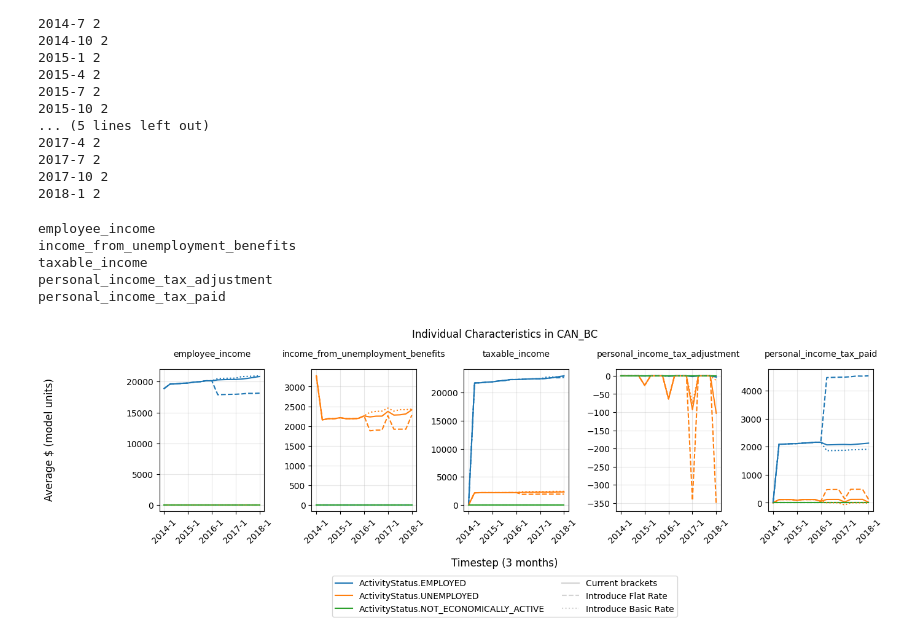
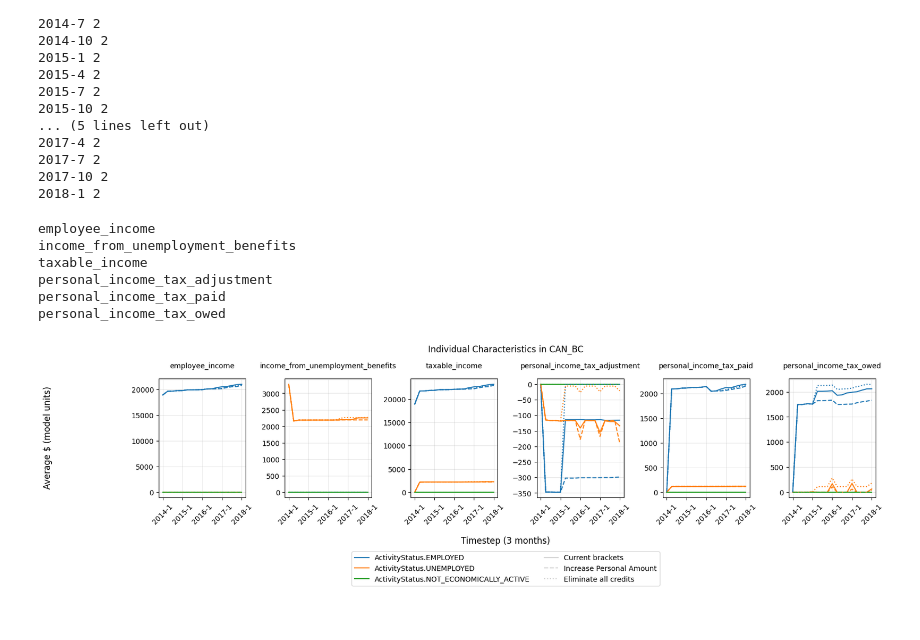
Before and after one commit to bcgov/macroabm-ca, a Jupyter notebook: scenarios/pit_basic_multiscenario.ipynb, the cells around one changed output. Saved outputs shown, nothing was run; the diff lists cells and outputs as text; code cells hidden in the pictures.

Commit message:
Draft implementation of PIT non-refundable tax credits

```diff
--- a/scenarios/pit_basic_multiscenario.ipynb
+++ b/scenarios/pit_basic_multiscenario.ipynb
@@ -348,7 +348,7 @@ def run_scenario(
 
     # store timeseries non-h5 variables (initialization values)
     for name, country in model.countries.items():
-        ts_tax_policy[i_scenario-1][name].append(model.countries[name].personal_income_tax.get_rate())
+        ts_tax_policy[i_scenario-1][name].append(model.countries[name].personal_income_tax.get_brackets())
 
     for t in range(TIMESTEPS):
         model.iterate(t)
@@ -356,7 +356,7 @@ def run_scenario(
         # store timeseries non-h5 variables (iteration values)
         ts_time.append(str(model.timestep))
         for name, country in model.countries.items():
-            ts_tax_policy[i_scenario-1][name].append(model.countries[name].personal_income_tax.get_rate())
+            ts_tax_policy[i_scenario-1][name].append(model.countries[name].personal_income_tax.get_brackets())
 
     print(f"Simulation complete in {(time.time() - t0) / 60:.1f} min")
 
@@ -592,12 +625,18 @@ for path in scenario_path:
         brackets_path = Path(brackets_path)
     brackets_override_all = pd.read_csv(brackets_path, index_col=0) if brackets_path.exists() else None
 
+    # import personal income tax credit overrides
+    credits_path = path + '/scenario-personal_income_tax-non_refundable_tax_credits.csv'
+    if isinstance(credits_path, str):
+        credits_path = Path(credits_path)
+    credits_override_all = pd.read_csv(credits_path, index_col=0) if credits_path.exists() else None
+
     # Taxation policy parameters
     use_taxation_policies = True
     policy_type = 1
     simple_bracket = None
 
-    run_scenario_override(i_scenario, use_taxation_policies, policy_type, brackets_override_all, simple_bracket)
+    run_scenario_override(i_scenario, use_taxation_policies, policy_type, brackets_override_all, credits_override_all, simple_bracket)
 # %% [output]
 Input path : c:\Users\LSTERN\macroabm-ca\scenarios\input  exists=True
 Scenario folders:
@@ -1820,6 +1908,7 @@ variable_str.append("income_from_unemployment_benefits")
 variable_str.append("taxable_income")
 variable_str.append("personal_income_tax_adjustment")
 variable_str.append("personal_income_tax_paid")
+variable_str.append("personal_income_tax_owed")
 num_variables = len(variable_str)
 for i in range(num_variables):
     print(variable_str[i])
@@ -1898,7 +1987,7 @@ for n in range(n_scenarios):
                         ts_time,
                         average_data_filtered,
                         color=COLOURS[j],
-                        # label=str(f"{tax_policy[n].get_rate()} {variable_str[i]} {j} adult"),
+                        # label=str(f"{tax_policy[n].get_brackets()} {variable_str[i]} {j} adult"),
                         linestyle=linestyles[n],
                     )
                     axis[i].set_title(variable_str[i], fontsize=10, pad=15)
@@ -1915,34 +2004,35 @@ legend_labels = []
 for k in range(num_properties):
     legend_labels.append(str(properties[k]))
 for j in range(len(scenario_labels)):
     legend_labels.append(scenario_labels[j])
 
 legend_lines = []
 for k in range(num_properties):
     legend_lines.append(Line2D([0], [0], color = COLOURS[k], linestyle="-"))
 for j in range(n_scenarios):
     legend_lines.append(Line2D([0], [0], color = "lightgrey", linestyle=linestyles[j % len(linestyles)]))
 
 figure.legend(
     legend_lines,
     legend_labels,
     loc='center',                   # anchor point inside axes
     bbox_to_anchor=(0.5, -0.35),         # relative coords (0,0) bottom-left, (1,1) top-right
     ncol=int(len(legend_labels)/3),
 )
 
 ### graph attributes
 # FILENAME = str(datetime.date.today()) + "_D_characteristics_individuals_filtered_by_activity_status_subplots" + region + ".png"
 FILENAME = str(datetime.date.today()) + "_TEST_" + region + ".png"
 figure.savefig(OUTPUT_DIRECTORY / FILENAME, bbox_inches='tight')
 plt.show()
 # %% [output]
 employee_income
 income_from_unemployment_benefits
 taxable_income
 personal_income_tax_adjustment
 personal_income_tax_paid
+personal_income_tax_owed
-[figure, old version]
+[figure, new version]
 # %%
 ### plot individual characteristics - filtered by education - with subplots
 
```
Also changed, not shown: parts of 16 cells of this notebook, 19 other files.
